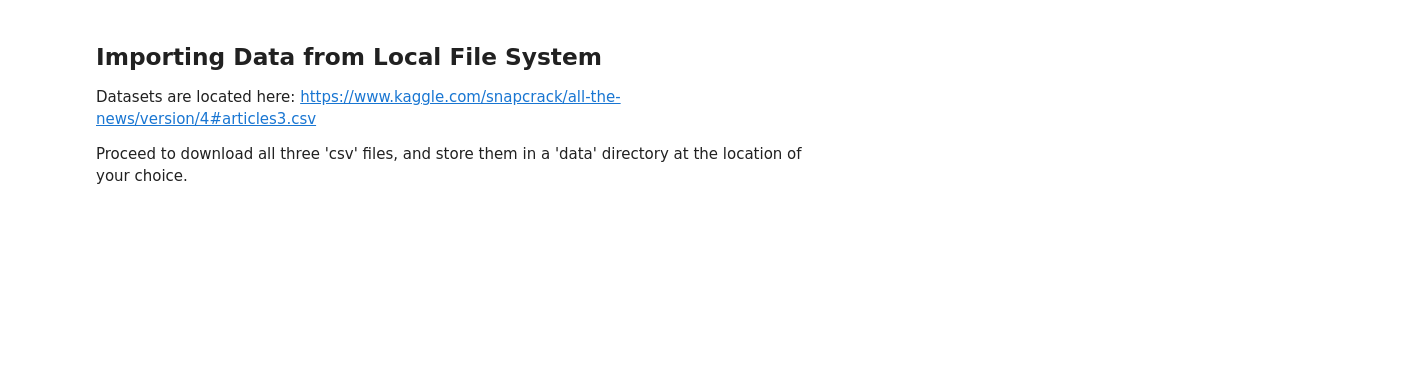
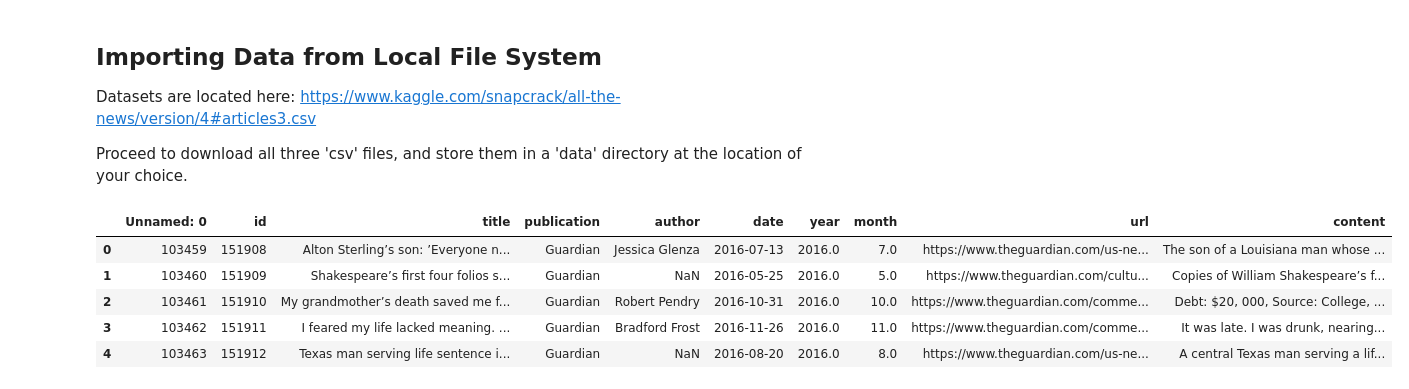
Before and after one commit to s-miramontes/News_Filter, a Jupyter notebook: Pilot/Data Cleanse and Clustering Models.ipynb, the cells around one changed output. Saved outputs shown, nothing was run; the diff lists cells and outputs as text; code cells hidden in the pictures; blank space fills up the shorter version.

```diff
--- a/Pilot/Data Cleanse and Clustering Models.ipynb
+++ b/Pilot/Data Cleanse and Clustering Models.ipynb
@@ -23,0 +58,9 @@ articles_1 = pd.read_csv('/Users/mirasilvia/mids/w266/News_Filter/data/articles1
+# %%
+articles_3.head()
+# %% [output]
+|  | Unnamed: 0 | id | title | publication | author | date | year | month | url | content |
+| 0 | 103459 | 151908 | Alton Sterling’s son: ’Everyone n... | Guardian | Jessica Glenza | 2016-07-13 | 2016.0 | 7.0 | https://www.theguardian.com/us-ne... | The son of a Louisiana man whose ... |
+| 1 | 103460 | 151909 | Shakespeare’s first four folios s... | Guardian | NaN | 2016-05-25 | 2016.0 | 5.0 | https://www.theguardian.com/cultu... | Copies of William Shakespeare’s f... |
+| 2 | 103461 | 151910 | My grandmother’s death saved me f... | Guardian | Robert Pendry | 2016-10-31 | 2016.0 | 10.0 | https://www.theguardian.com/comme... | Debt: $20, 000, Source: College, ... |
+| 3 | 103462 | 151911 | I feared my life lacked meaning. ... | Guardian | Bradford Frost | 2016-11-26 | 2016.0 | 11.0 | https://www.theguardian.com/comme... | It was late. I was drunk, nearing... |
+| 4 | 103463 | 151912 | Texas man serving life sentence i... | Guardian | NaN | 2016-08-20 | 2016.0 | 8.0 | https://www.theguardian.com/us-ne... | A central Texas man serving a lif... |
```
Also changed, not shown: parts of 120 cells of this notebook.
